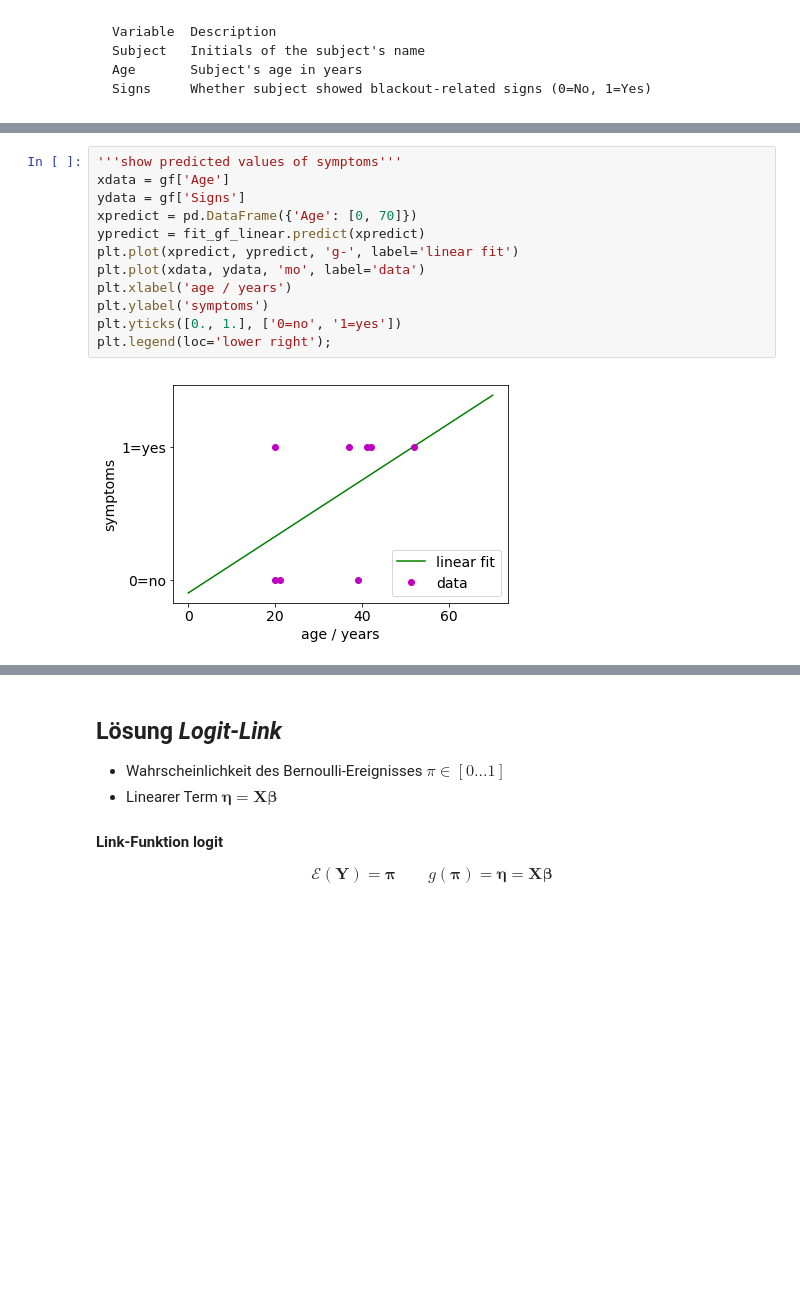
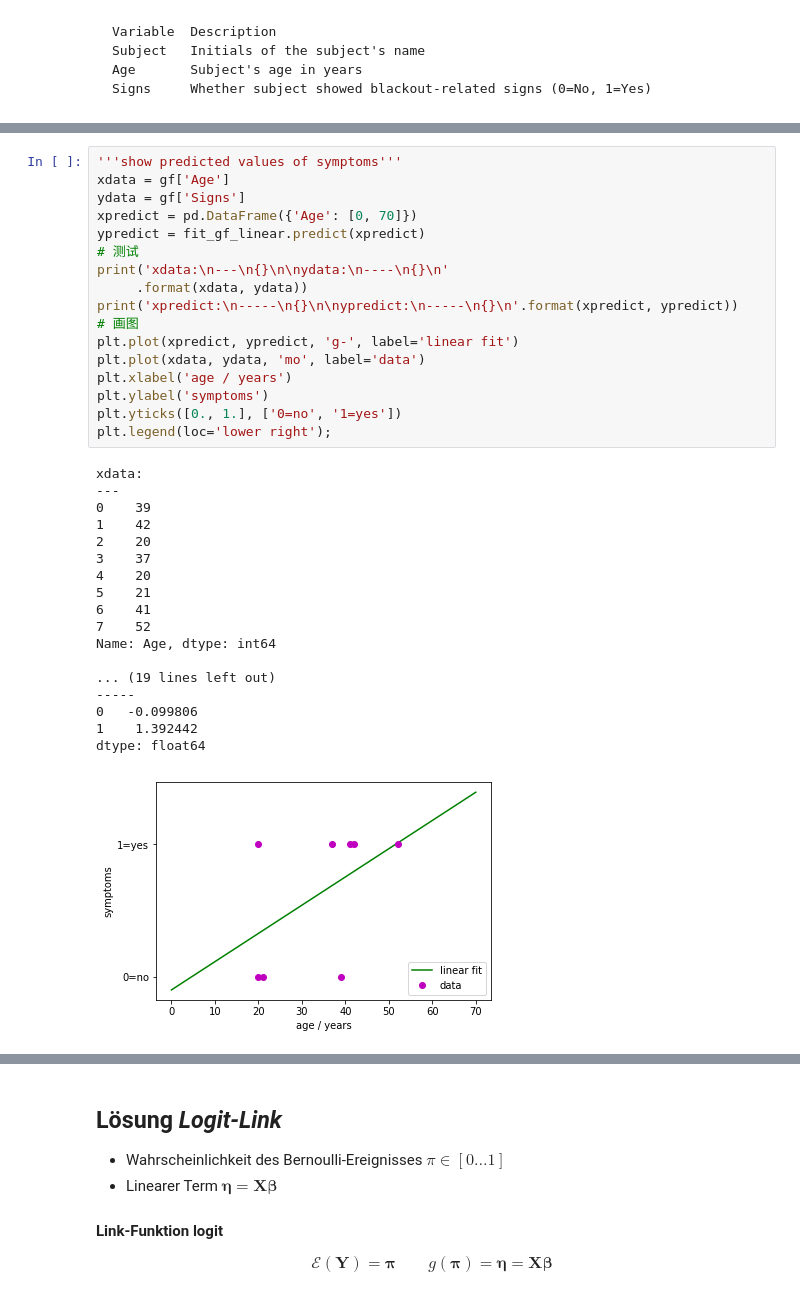
Before and after one commit to HilfenAtUni/inf4151, a Jupyter notebook: folien/010_GLM-II_ModellvergleichDeviance.ipynb, the cells around one changed output, grey strips where cells are left out. Saved outputs shown, nothing was run; the diff lists cells and outputs as text; blank space fills up the shorter version.

```diff
--- a/folien/010_GLM-II_ModellvergleichDeviance.ipynb
+++ b/folien/010_GLM-II_ModellvergleichDeviance.ipynb
@@ -742,16 +742,38 @@ Age            0.0213      0.015      1.415      0.157      -0.008       0.051
 # %%
 '''show predicted values of symptoms'''
 xdata = gf['Age']
 ydata = gf['Signs']
 xpredict = pd.DataFrame({'Age': [0, 70]})
 ypredict = fit_gf_linear.predict(xpredict)
+# 测试
+print('xdata:\n---\n{}\n\nydata:\n----\n{}\n'
+     .format(xdata, ydata))
+print('xpredict:\n-----\n{}\n\nypredict:\n-----\n{}\n'.format(xpredict, ypredict))
+# 画图
 plt.plot(xpredict, ypredict, 'g-', label='linear fit')
 plt.plot(xdata, ydata, 'mo', label='data')
 plt.xlabel('age / years')
 plt.ylabel('symptoms')
 plt.yticks([0., 1.], ['0=no', '1=yes'])
 plt.legend(loc='lower right');
 # %% [output]
+xdata:
+---
+0    39
+1    42
+2    20
+3    37
+4    20
+5    21
+6    41
+7    52
+Name: Age, dtype: int64
+
+... (19 lines left out)
+-----
+0   -0.099806
+1    1.392442
+dtype: float64
-[figure, old version]
+[figure, new version]
 # %%
 '''the logit function restricts y within 0..1'''
```
Also changed, not shown: parts of 6 cells of this notebook, 8 other files.
